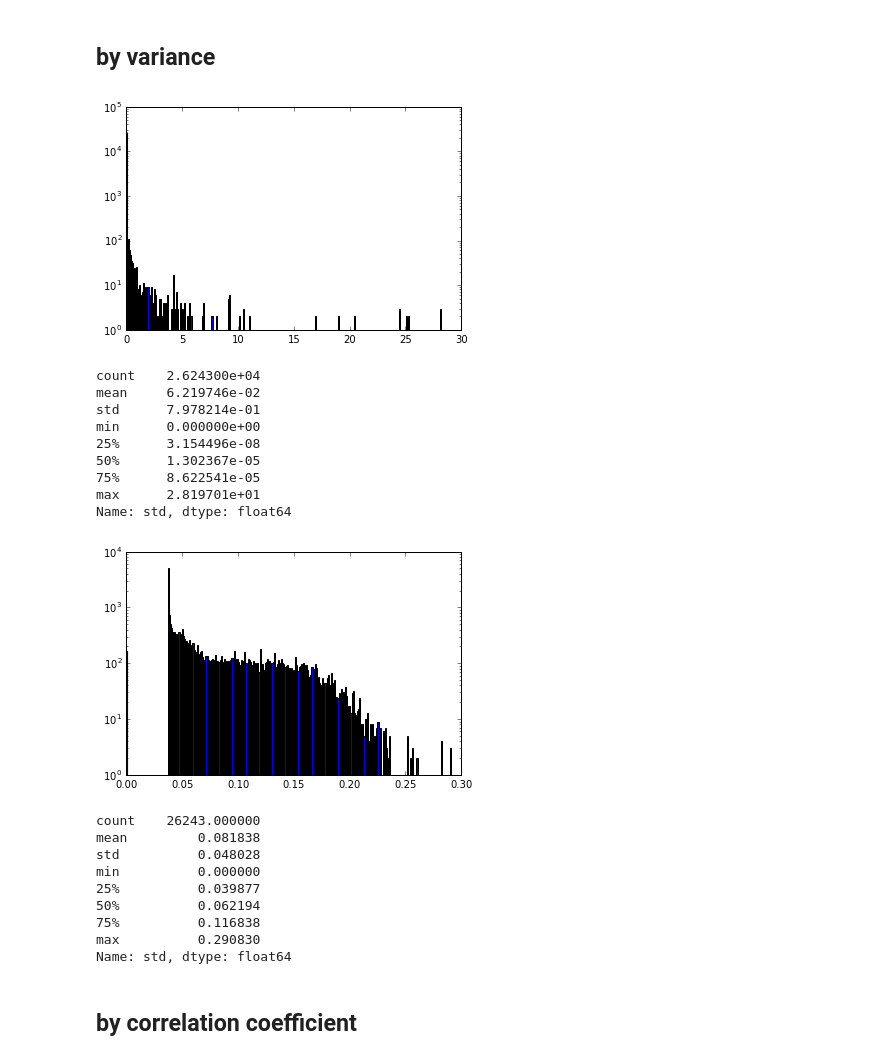
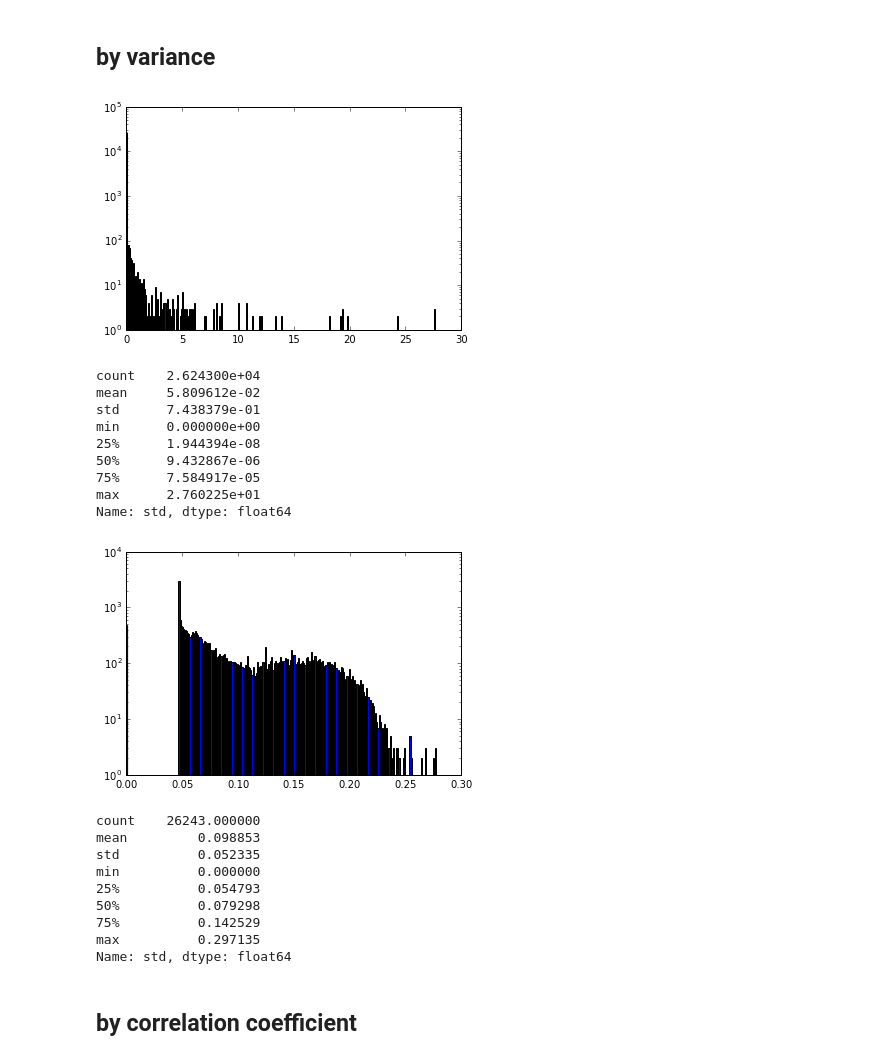
Before and after one commit to Pear21/infantGutMicrobiotaGrowth, a Jupyter notebook: infantGutMicrobiotaGrowth.ipynb, the cells around one changed output. Cells and saved outputs as stored; diff of their text form; code cells hidden in the pictures.

```diff
--- a/infantGutMicrobiotaGrowth.ipynb
+++ b/infantGutMicrobiotaGrowth.ipynb
@@ -104,0 +117,8 @@ df_all_but_gf_721 = df_all_but_gf.ix[df_age_721_le36.index]
+# %%
+list_0_4_12M_all_smpl = [x for x in df_age_721_le36.index if 'M' in x or 'B' in x]
+#df_age_460
+np.random.seed(4)
+list_0_4_12M_261_smpl = [x for x in np.random.permutation(list_0_4_12M_smpl)[39:]]
+# %%
+df_all_but_gf_460 = df_all_but_gf_721.drop(list_0_4_12M_261_smpl)
+df_age_460_le36 = df_age_721_le36.drop(list_0_4_12M_261_smpl)
@@ -112,6 +137,11 @@ df_all_but_gf_scaled_721 = pd.DataFrame(ndarray_all_but_gf_scaled_721)
 
 df_all_but_gf_scaled_721.columns = df_all_but_gf_721.columns # just don't wanna convert df into ndarray (for later regression part, so...)
 df_all_but_gf_scaled_721.index = df_all_but_gf_721.index
+
+ndarray_all_but_gf_scaled_460 = MinMaxScaler().fit_transform(df_all_but_gf_460)
+df_all_but_gf_scaled_460 = pd.DataFrame(ndarray_all_but_gf_scaled_460)
+df_all_but_gf_scaled_460.columns = df_all_but_gf_460.columns
+df_all_but_gf_scaled_460.index = df_all_but_gf_460.index
 # %% [markdown]
 # feature selection
 # %% [markdown]
@@ -126,38 +156,38 @@ all_721_profile_std = df_all_but_gf_721.describe().ix['std']
 %matplotlib inline
 plt.xlim(0,30)
 plt.yscale('log')
-plt.hist(all_721_profile_std, bins=300)
+plt.hist(all_460_profile_std, bins=300)
 plt.show()
-all_721_profile_std.describe()
+all_460_profile_std.describe()
 # %% [output]
-[figure, old version]
+[figure, new version]
 count    2.624300e+04
-mean     6.219746e-02
-std      7.978214e-01
+mean     5.809612e-02
+std      7.438379e-01
 min      0.000000e+00
-25%      3.154496e-08
-50%      1.302367e-05
-75%      8.622541e-05
-max      2.819701e+01
+25%      1.944394e-08
+50%      9.432867e-06
+75%      7.584917e-05
+max      2.760225e+01
 Name: std, dtype: float64
 # %%
-all_721_profile_scaled_std = df_all_but_gf_scaled_721.describe().ix['std']
+all_460_profile_scaled_std = df_all_but_gf_scaled_460.describe().ix['std']
 # %%
 ## scaled
 %matplotlib inline
 plt.xlim(0,0.3)
 plt.yscale('log')
-plt.hist(all_721_profile_scaled_std, bins=300)
+plt.hist(all_460_profile_scaled_std, bins=300)
 plt.show()
-all_721_profile_scaled_std.describe()
+all_460_profile_scaled_std.describe()
 # %% [output]
-[figure, old version]
+[figure, new version]
 count    26243.000000
-mean         0.081838
-std          0.048028
+mean         0.098853
+std          0.052335
 min          0.000000
-25%          0.039877
-50%          0.062194
-75%          0.116838
-max          0.290830
+25%          0.054793
+50%          0.079298
+75%          0.142529
+max          0.297135
 Name: std, dtype: float64
```
Also changed, not shown: parts of 59 cells of this notebook.
